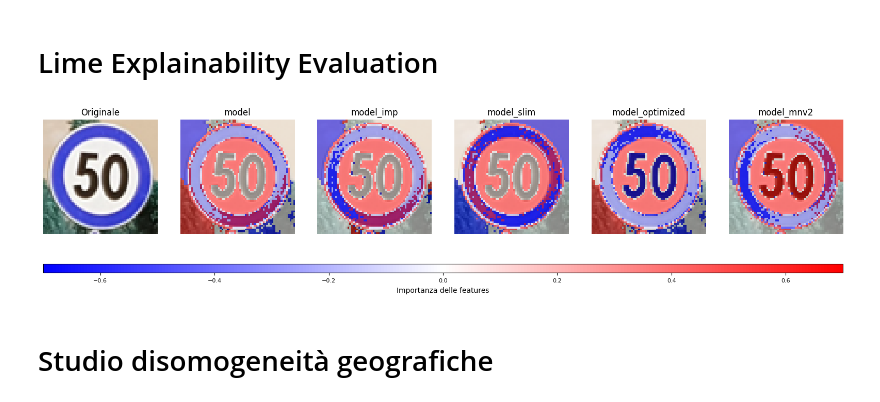
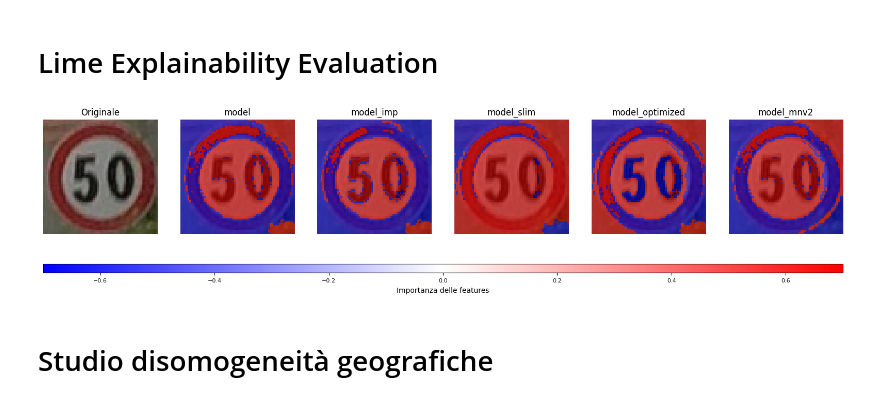
Before and after one commit to ares-17/ItalianSignNet, a Jupyter notebook: src/models/notebook.ipynb, the cells around one changed output. Cells and saved outputs as stored; diff of their text form; code cells hidden in the pictures.

```diff
--- a/src/models/notebook.ipynb
+++ b/src/models/notebook.ipynb
@@ -262,17 +262,30 @@ show_albumentations_example(f"{TRAIN_PATH}/02/1034113158285154_168.jpg")
 # %% [markdown]
 ## Collecting the Training Data
 # %%
+#def process_image(image_path: str):
+    #try:
+        #image = cv2.imread(image_path)
+        #if image is None:
+            #raise ValueError("Image is None")
+        #image_fromarray = Image.fromarray(image, 'RGB')
+        #resize_image = image_fromarray.resize((IMG_HEIGHT, IMG_WIDTH))
+        #return np.array(resize_image)
+    #except Exception as e:
+        #print(f"Error in {image_path}: {e}")
+        #return None
+
 def process_image(image_path: str):
     try:
         image = cv2.imread(image_path)
         if image is None:
             raise ValueError("Image is None")
-        image_fromarray = Image.fromarray(image, 'RGB')
-        resize_image = image_fromarray.resize((IMG_HEIGHT, IMG_WIDTH))
-        return np.array(resize_image)
+        image = cv2.cvtColor(image, cv2.COLOR_BGR2RGB)
+        image = cv2.resize(image, (IMG_WIDTH, IMG_HEIGHT))
+        return image
     except Exception as e:
         print(f"Error in {image_path}: {e}")
         return None
+
 
 def read_train_dataset_images():
     image_data = []
@@ -844,11 +857,17 @@ def get_predictions(model):
 
     for img in imgs:
         image = cv2.imread(img)
-        image_fromarray = Image.fromarray(image, 'RGB')
-        resize_image = image_fromarray.resize((IMG_HEIGHT, IMG_WIDTH))
+        if image is None:
+            print(f"Immagine non valida: {img}")
+            continue
+
+        image = cv2.cvtColor(image, cv2.COLOR_BGR2RGB)
+        image_pil = Image.fromarray(image)
+        resize_image = image_pil.resize((IMG_HEIGHT, IMG_WIDTH))
         data.append(np.array(resize_image))
-    X_test = np.array(data)
-    X_test = X_test/255
+
+    X_test = np.array(data, dtype=np.float32)
+    X_test = X_test / 255.0  # Normalizzazione
 
     pred = np.argmax(model.predict(X_test), axis=-1)
     return pred, X_test
@@ -941,7 +1021,6 @@ from matplotlib.colors import Normalize
 from lime import lime_image
 
 def predict_fn(images, model):
-    # Normalizza tra 0 e 1 come nel training
     batch = np.array([img / 255.0 for img in images])
     return model.predict(batch, verbose=0)
 
@@ -1014,35 +1093,35 @@ def execute_lime(img_path):
 
     for name, info in models_info.items():
         model = info['model']
         explanation = explain_with_lime(img_array, model)
         label = explanation.top_labels[0]
         mask = explanation.get_image_and_mask(
             label,
             positive_only=False,
             num_features=20,
             hide_rest=False
         )[1]
         masks.append(mask)
         model_names.append(name)
 
     # Normalizzazione coerente
     all_values = np.concatenate([m.flatten() for m in masks])
     abs_max = max(np.abs(all_values.min()), np.abs(all_values.max()))
     vmin = -abs_max * 0.7
     vmax = abs_max * 0.7
 
     for mask in masks:
         norm = Normalize(vmin=vmin, vmax=vmax, clip=True)
         heatmap = plt.cm.bwr(norm(mask))[..., :3]
         img_norm = img_array / 255.0
         blended = 0.5 * img_norm + 0.5 * heatmap
         blended_list.append(blended)
 
     show_all_results(img_array, blended_list, model_names, vmin, vmax)
 
-execute_lime(f'{TRAIN_PATH}/02/933778170750252_0.jpg')
+execute_lime(f'{TEST_PATH}/02/265464755898032_279.jpg')
 # %% [output]
-[figure, old version]
+[figure, new version]
 # %% [markdown]
 # Studio disomogeneità geografiche
 # %%
```
Also changed, not shown: parts of 4 cells of this notebook.
